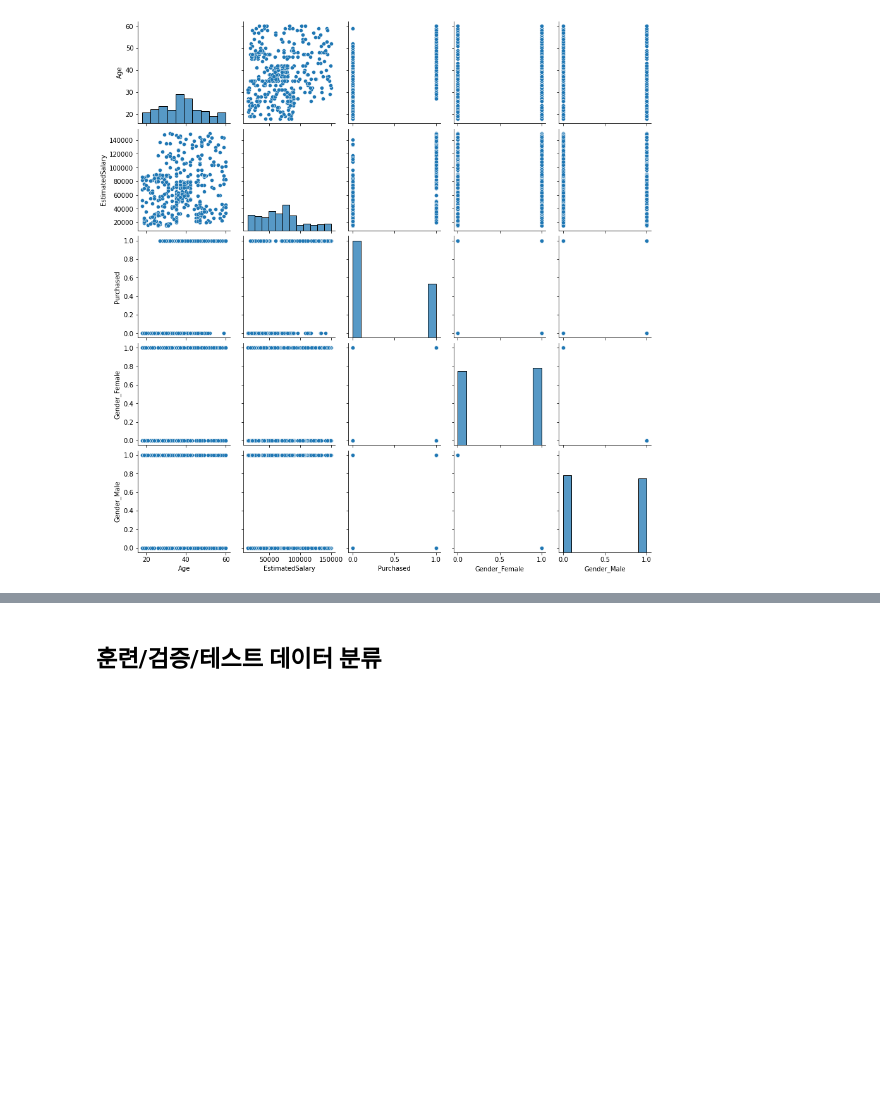
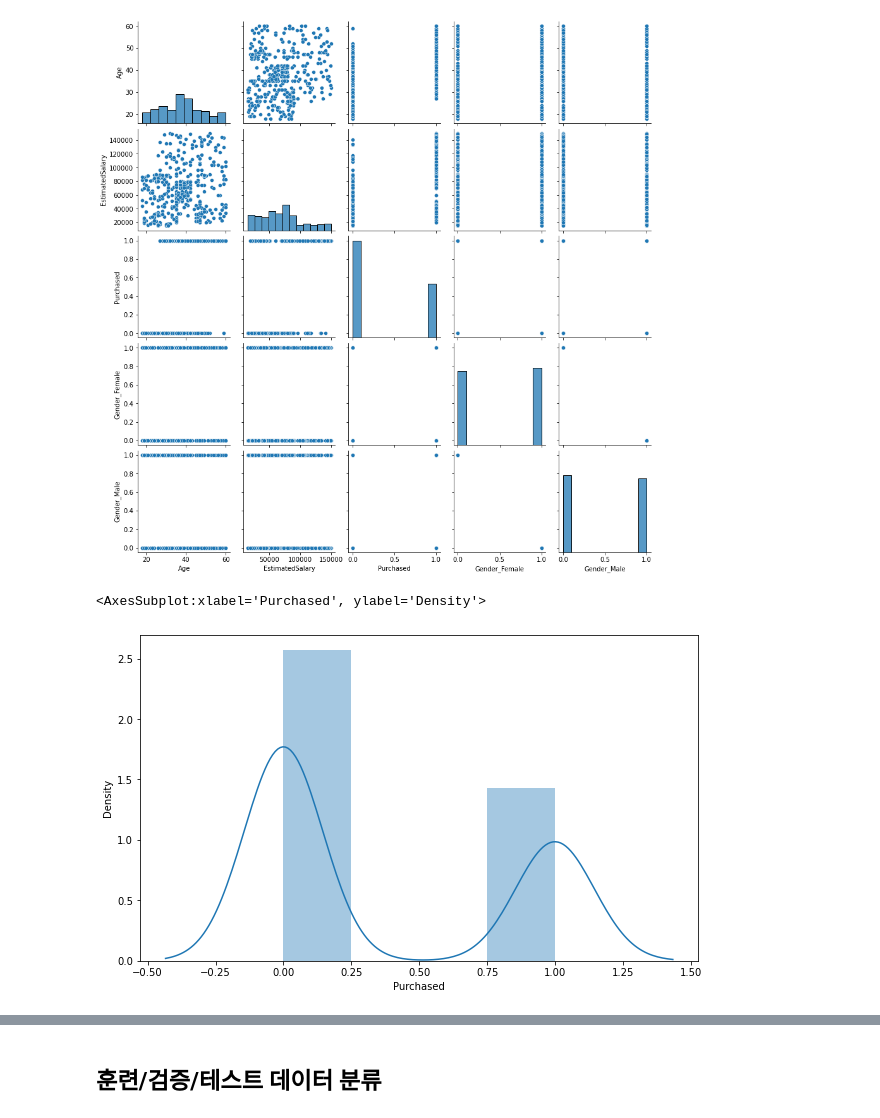
Before and after one commit to Areum120/DataAnalysis_Practice, a Jupyter notebook: SUV Cars Purchase Decision Classification Predict(DecisionTree, xgboost).ipynb, the cells around one changed output, grey strips where cells are left out. Cells and saved outputs as stored; diff of their text form; code cells hidden in the pictures; blank space fills up the shorter version.

```diff
--- a/SUV Cars Purchase Decision Classification Predict(DecisionTree, xgboost).ipynb
+++ b/SUV Cars Purchase Decision Classification Predict(DecisionTree, xgboost).ipynb
@@ -106,3 +136,11 @@ plt.show()
 plt.close()
 # %% [output]
 [figure]
+# %%
+# 타겟 변수 분포 확인
+# Log를 취해도 똑같음
+f, ax = plt.subplots(figsize = (10, 6))
+sns.distplot(df2['Purchased'])
+# %% [output]
+<AxesSubplot:xlabel='Purchased', ylabel='Density'>
+[figure, added]
```
Also changed, not shown: parts of 17 cells of this notebook.
